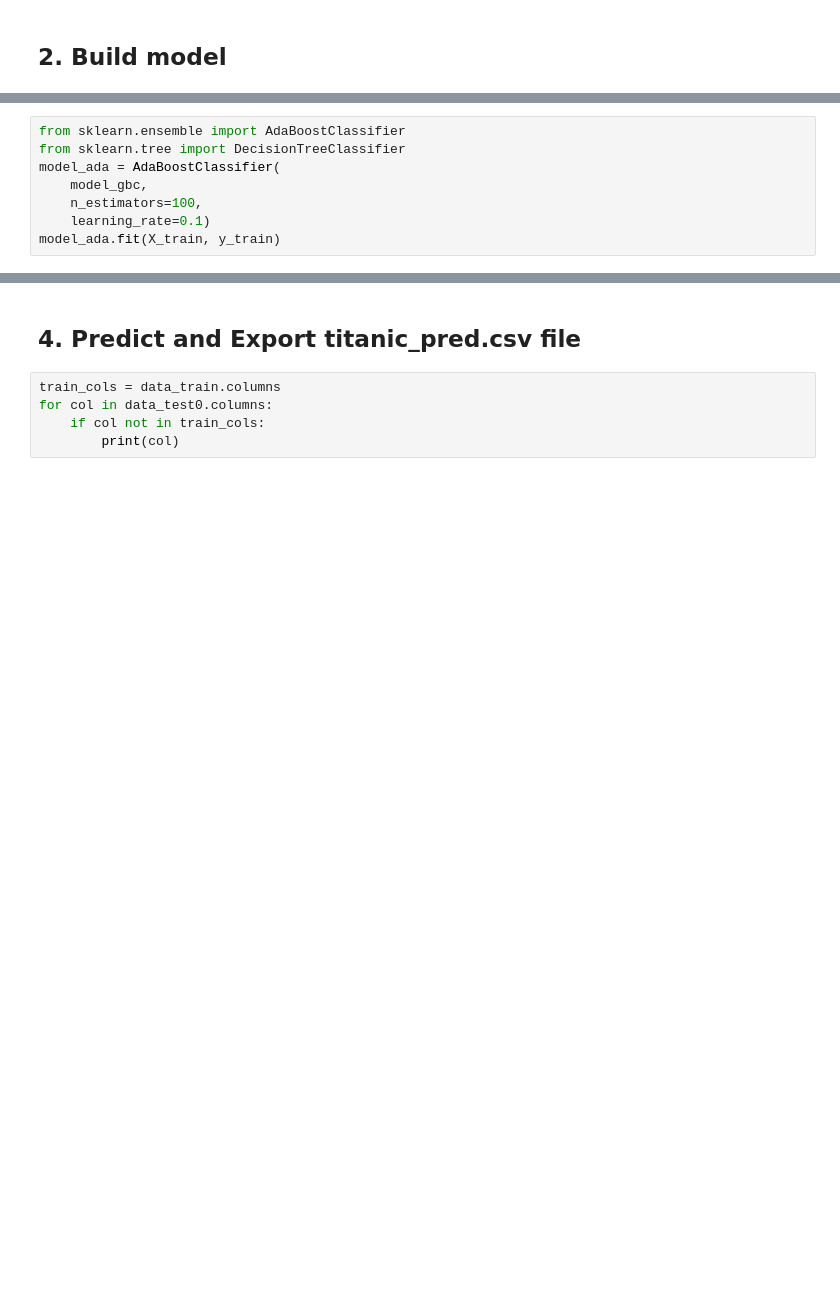
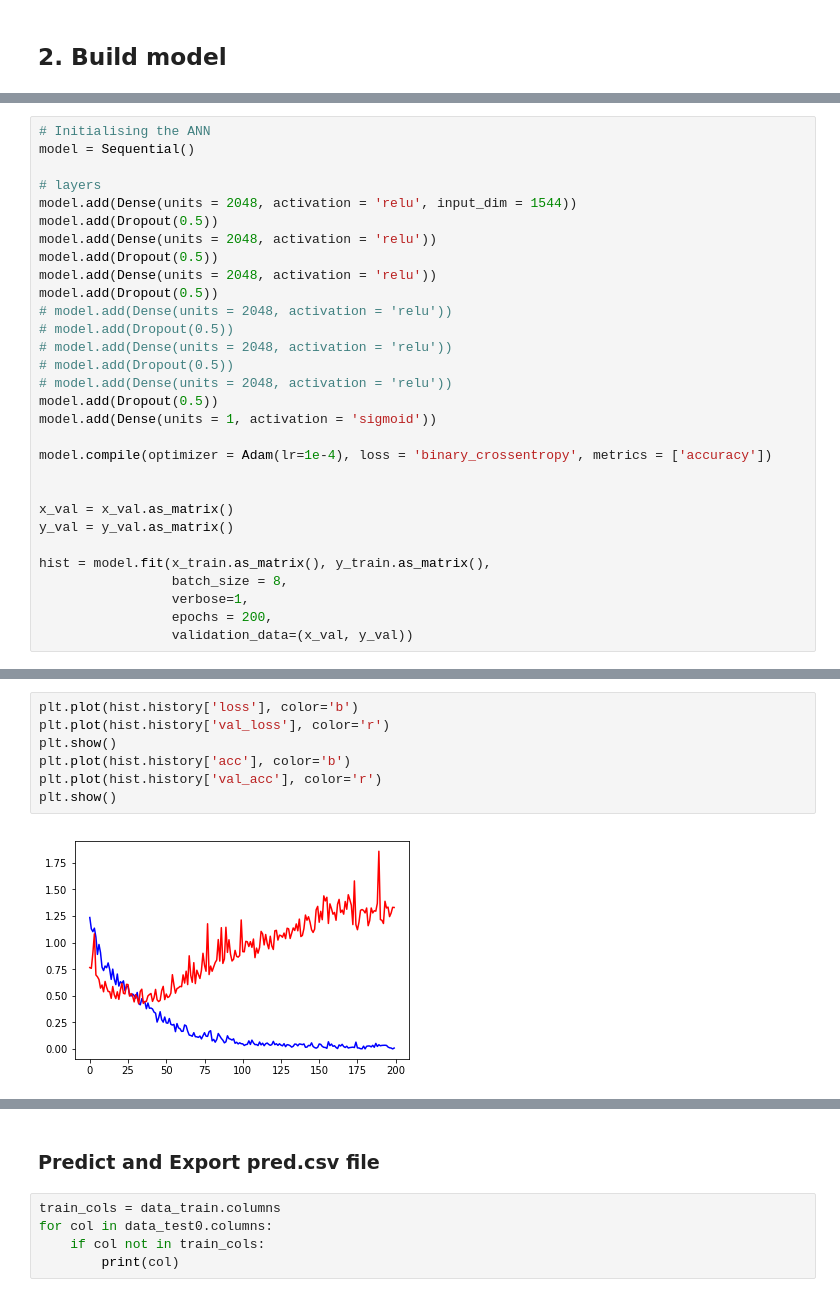
Before and after one commit to StudyExchange/Kaggle, a Jupyter notebook: Titanic_Machine_Learning_From_Disaster/Titanic Tutorial.ipynb, the cells around one changed output, grey strips where cells are left out. Drawn from its saved outputs; the diff is of its cells as text; blank space fills up the shorter version.

Commit message:
[se] Titanic and Digit, Do some optimize

```diff
--- a/Titanic_Machine_Learning_From_Disaster/Titanic Tutorial.ipynb
+++ b/Titanic_Machine_Learning_From_Disaster/Titanic Tutorial.ipynb
@@ -386,8 +319,0 @@ VotingClassifier(estimators=[('rfc', RandomForestClassifier(bootstrap=True, clas
-# %%
-from sklearn.ensemble import AdaBoostClassifier
-from sklearn.tree import DecisionTreeClassifier
-model_ada = AdaBoostClassifier(
-    model_gbc,
-    n_estimators=100,
-    learning_rate=0.1)
-model_ada.fit(X_train, y_train)
@@ -444,0 +393,30 @@ Predictions have an accuracy of 77.65%.
+# %%
+# Initialising the ANN
+model = Sequential()
+
+# layers
+model.add(Dense(units = 2048, activation = 'relu', input_dim = 1544))
+model.add(Dropout(0.5))
+model.add(Dense(units = 2048, activation = 'relu'))
+model.add(Dropout(0.5))
+model.add(Dense(units = 2048, activation = 'relu'))
+model.add(Dropout(0.5))
+# model.add(Dense(units = 2048, activation = 'relu'))
+# model.add(Dropout(0.5))
+# model.add(Dense(units = 2048, activation = 'relu'))
+# model.add(Dropout(0.5))
+# model.add(Dense(units = 2048, activation = 'relu'))
+model.add(Dropout(0.5))
+model.add(Dense(units = 1, activation = 'sigmoid'))
+
+model.compile(optimizer = Adam(lr=1e-4), loss = 'binary_crossentropy', metrics = ['accuracy'])
+
+
+x_val = x_val.as_matrix()
+y_val = y_val.as_matrix()
+
+hist = model.fit(x_train.as_matrix(), y_train.as_matrix(),
+                 batch_size = 8,
+                 verbose=1,
+                 epochs = 200,
+                 validation_data=(x_val, y_val))
@@ -444,0 +447,9 @@ Predictions have an accuracy of 77.65%.
+# %%
+plt.plot(hist.history['loss'], color='b')
+plt.plot(hist.history['val_loss'], color='r')
+plt.show()
+plt.plot(hist.history['acc'], color='b')
+plt.plot(hist.history['val_acc'], color='r')
+plt.show()
+# %% [output]
+[figure, added]
@@ -445,5 +457,5 @@ Predictions have an accuracy of 77.65%.
 # %% [markdown]
-## 4. Predict and Export titanic_pred.csv file
+### Predict and Export pred.csv file
 # %%
 train_cols = data_train.columns
 for col in data_test0.columns:
```
Also changed, not shown: parts of 28 cells of this notebook, 17 other files.
